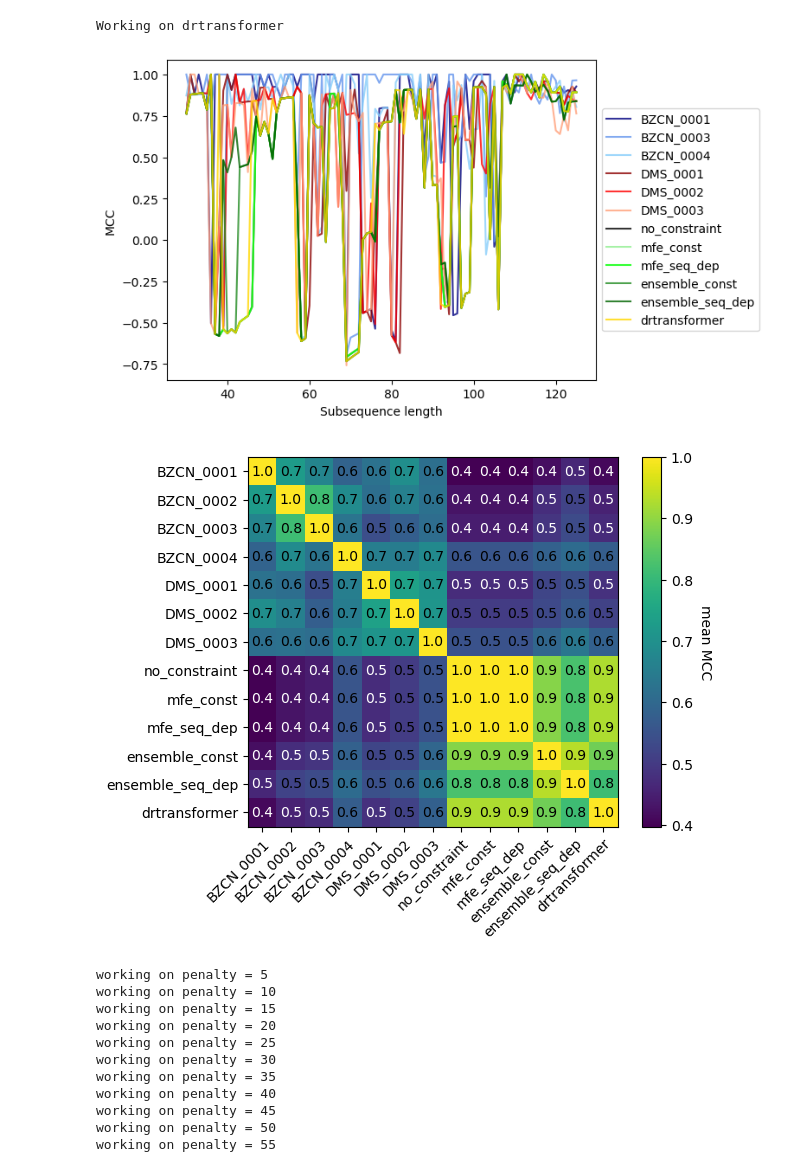
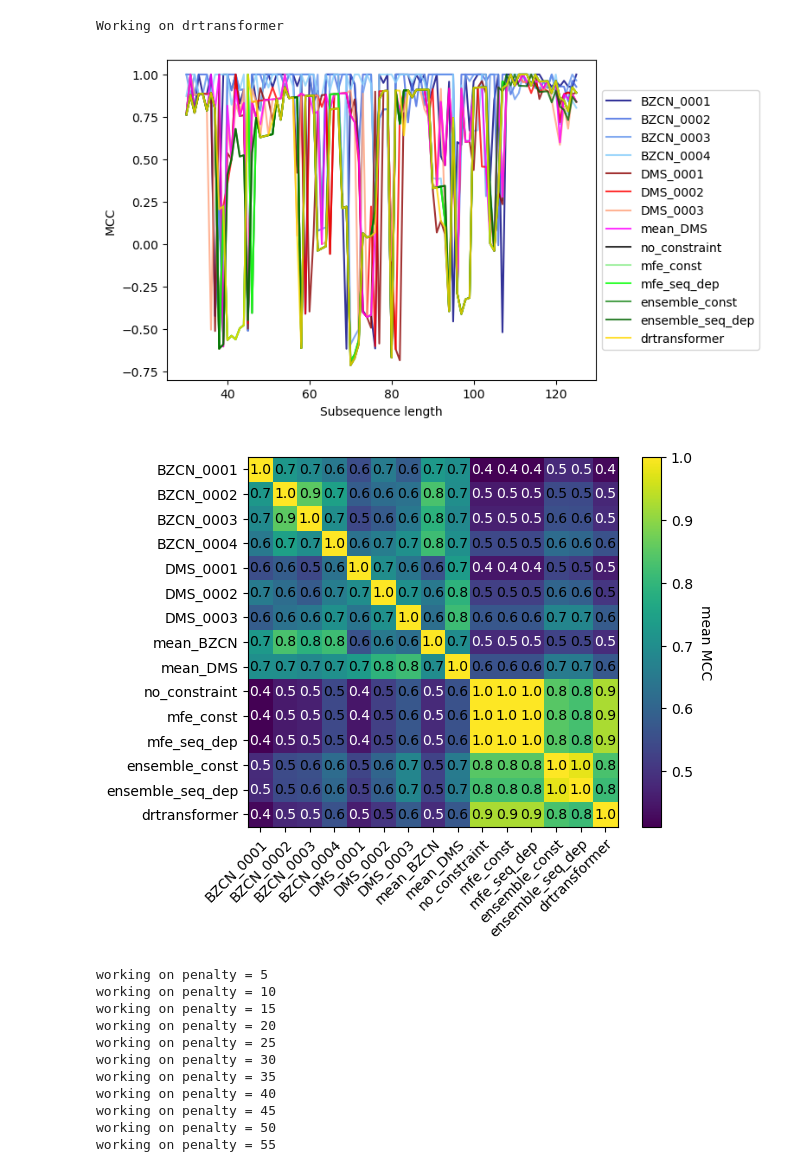
Before and after one commit to ErikPoppleton/kinetic_folder, a Jupyter notebook: SRP.ipynb, the cells around one changed output. Drawn from its saved outputs; the diff is of its cells as text; code cells hidden in the pictures.

```diff
--- a/SRP.ipynb
+++ b/SRP.ipynb
@@ -19,13 +19,32 @@ rdat_files = sorted(['SRP_test/'+f for f in os.listdir('SRP_test') if 'rdat' in
 for r in rdat_files:
     shape_data[r.strip('SRP_test/SRPECLI_').strip('.rdat.txt')] = parse_rdat(r)
 
+ref_name = list(shape_data.keys())[0]
+
+shape_data['mean_BZCN'] = {}
+shape_data['mean_DMS'] = {}
+for l in shape_data[ref_name].keys():
+    shape_data['mean_BZCN'][l] = {
+        'seq' : shape_data[ref_name][l]['seq'],
+        'react' : np.mean(np.array([shape_data['BZCN_0001'][l]['react'],
+                                    shape_data['BZCN_0002'][l]['react'],
+                                    shape_data['BZCN_0003'][l]['react'],
+                                    shape_data['BZCN_0004'][l]['react']]), axis=0)
+    }
+    shape_data['mean_DMS'][l] = {
+        'seq' : shape_data[ref_name][l]['seq'],
+        'react' : np.mean(np.array([shape_data['DMS_0001'][l]['react'],
+                                    shape_data['DMS_0002'][l]['react'],
+                                    shape_data['DMS_0003'][l]['react']]), axis=0)
+    }
+
 md = RNA.md()
 md.temperature = 37 #Both transcription and modification was done at 37
 # %%
 # Create reference datasets for the best of each algorithm
 compute_data = {}
 
-ref_name = list(shape_data.keys())[0]
+
 
 name_func_map = {'no_constraint' : no_constraint,
                  'mfe_const' : constant_penalty,
@@ -35,11 +54,11 @@ name_func_map = {'no_constraint' : no_constraint,
                  'ensemble_seq_dep' : sequence_dependent_ensemble_penalty
                  }
 
-name_pen_map = {'no_constraint' : 0,
-                 'mfe_const' : 20,
+name_pen_map = { 'no_constraint' : 0,
+                 'mfe_const' : 5,
                  'mfe_seq_dep' : 0.034,
                  #'hierarchical' : 10,
-                 'ensemble_const' : 15,
+                 'ensemble_const' : 20,
                  'ensemble_seq_dep' : 0.034
                  }
 
@@ -107,35 +128,37 @@ cols = {'BZCN_0001' : 'navy',
         'BZCN_0002' : 'royalblue',
         'BZCN_0003' : 'cornflowerblue',
         'BZCN_0004' : 'lightskyblue',
+        'mean_BZCN' : 'cyan',
         'DMS_0001' : 'darkred',
         'DMS_0002' : 'red',
         'DMS_0003' : 'lightsalmon',
+        'mean_DMS' : 'magenta',
         'mfe_const' : 'lightgreen',
         'mfe_seq_dep' : 'lime',
         'ensemble_const' : 'forestgreen',
         'ensemble_seq_dep' : 'darkgreen',
         'drtransformer' : 'gold',
         'no_constraint' : 'black'}
 
-reference = 'BZCN_0002' #0002 is the most similar to the other BZCNs
+reference = 'mean_BZCN' #0002 is the most similar to the other BZCNs
 
 fig, ax = plt.subplots()
 for n, d in [it for it in list(shape_data.items()) if it[0] != reference]:
     x = list(d.keys()) # sequence lengths
     y = [calc_MCC(list_dot_bracket(d[l]['mfe']), list_dot_bracket(shape_data[reference][l]['mfe'])) for l in list(d.keys())]
     ax.plot(x, y, c=cols[n], alpha=0.8, label=n)
 
 for n, d in compute_data.items():
     x = [l for l in list(d.keys()) if type(l) == int] # sequence lengths
     y = [calc_MCC(list_dot_bracket(d[l]['mfe']), list_dot_bracket(shape_data[reference][l]['mfe'])) for l in x]
     ax.plot(x, y, c=cols[n], alpha=0.8, label=n)
 
 ax.set_xlabel('Subsequence length')
 ax.set_ylabel('MCC')
 ax.legend(loc='center left', bbox_to_anchor=(1, 0.5))
 plt.show()
 # %% [output]
-[figure, old version]
+[figure, new version]
 # %%
 # plot mean MCC between different methods
 fig, ax = plt.subplots()
@@ -189,7 +212,7 @@ for i in range(len(corr)):
 
 plt.show()
 # %% [output]
-[figure, old version]
+[figure, new version]
 # %%
 # Let's try a single-value penalty sweep.  This isn't going to work, but its useful to see.
 
```
Also changed, not shown: parts of 16 cells of this notebook, 5 other files.
